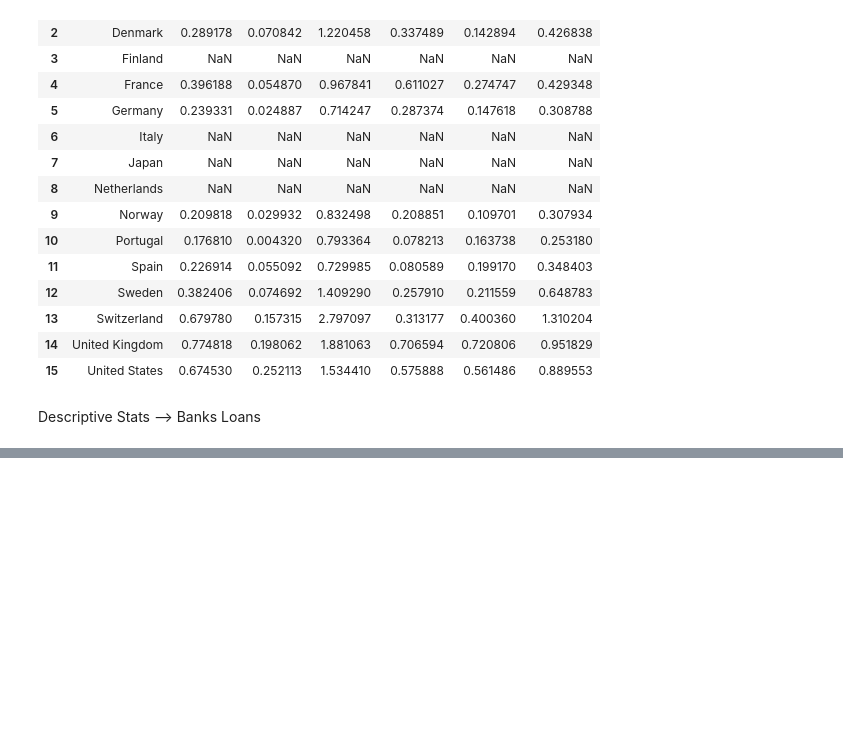
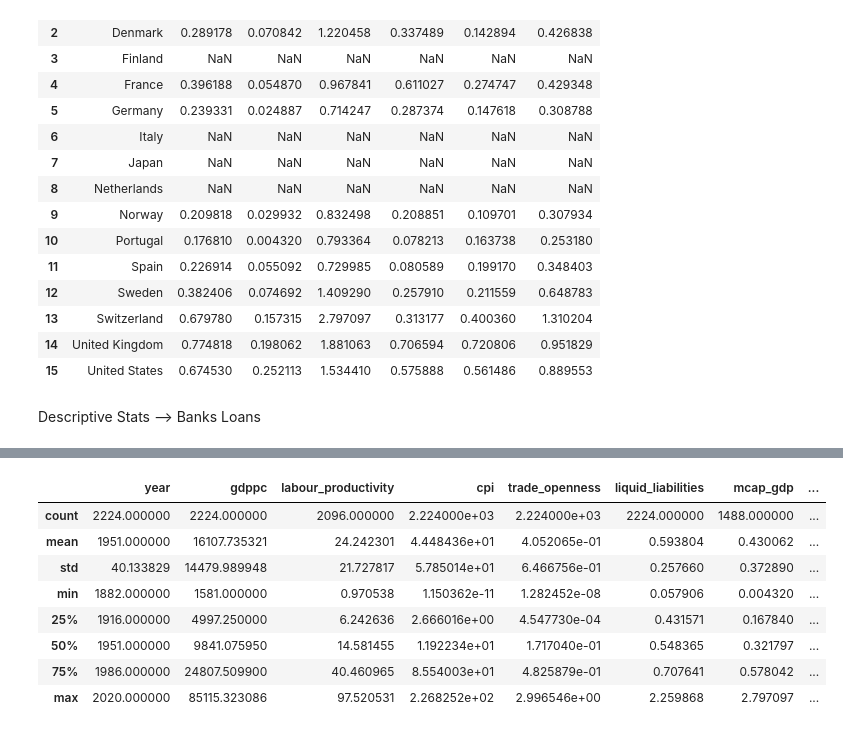
Before and after one commit to LorenzoAlessandro/Panel-Data-Project-Financial-Econometrics, a Jupyter notebook: Descriptive Stats/Descriptive Stats.ipynb, the cells around one changed output, grey strips where cells are left out. Saved outputs shown, nothing was run; the diff lists cells and outputs as text; code cells hidden in the pictures; blank space fills up the shorter version.

```diff
--- a/Descriptive Stats/Descriptive Stats.ipynb
+++ b/Descriptive Stats/Descriptive Stats.ipynb
@@ -381,0 +382,16 @@ df_bl_table
+# %%
+df_Final_data_path = Path("/Users/lorenzouberti/Desktop/Panel-Data-Project-Financial-Econometrics/Data")
+df_Final_data = pd.read_excel(df_Final_data_path / "final_panel_dataset.xlsx")
+df_Final = df_Final_data[['country', 'year', 'gdppc', 'labour_productivity', 'cpi', 'trade_openness', 'liquid_liabilities', 'mcap_gdp', 'bank_loans_gdp']]
+
+df_Final.describe()
+# %% [output]
+|  | year | gdppc | labour_productivity | cpi | trade_openness | liquid_liabilities | mcap_gdp | ... |
+| count | 2224.000000 | 2224.000000 | 2096.000000 | 2.224000e+03 | 2.224000e+03 | 2224.000000 | 1488.000000 | ... |
+| mean | 1951.000000 | 16107.735321 | 24.242301 | 4.448436e+01 | 4.052065e-01 | 0.593804 | 0.430062 | ... |
+| std | 40.133829 | 14479.989948 | 21.727817 | 5.785014e+01 | 6.466756e-01 | 0.257660 | 0.372890 | ... |
+| min | 1882.000000 | 1581.000000 | 0.970538 | 1.150362e-11 | 1.282452e-08 | 0.057906 | 0.004320 | ... |
+| 25% | 1916.000000 | 4997.250000 | 6.242636 | 2.666016e+00 | 4.547730e-04 | 0.431571 | 0.167840 | ... |
+| 50% | 1951.000000 | 9841.075950 | 14.581455 | 1.192234e+01 | 1.717040e-01 | 0.548365 | 0.321797 | ... |
+| 75% | 1986.000000 | 24807.509900 | 40.460965 | 8.554003e+01 | 4.825879e-01 | 0.707641 | 0.578042 | ... |
+| max | 2020.000000 | 85115.323086 | 97.520531 | 2.268252e+02 | 2.996546e+00 | 2.259868 | 2.797097 | ... |
```
Also changed, not shown: parts of 6 cells of this notebook, 10 other files.
